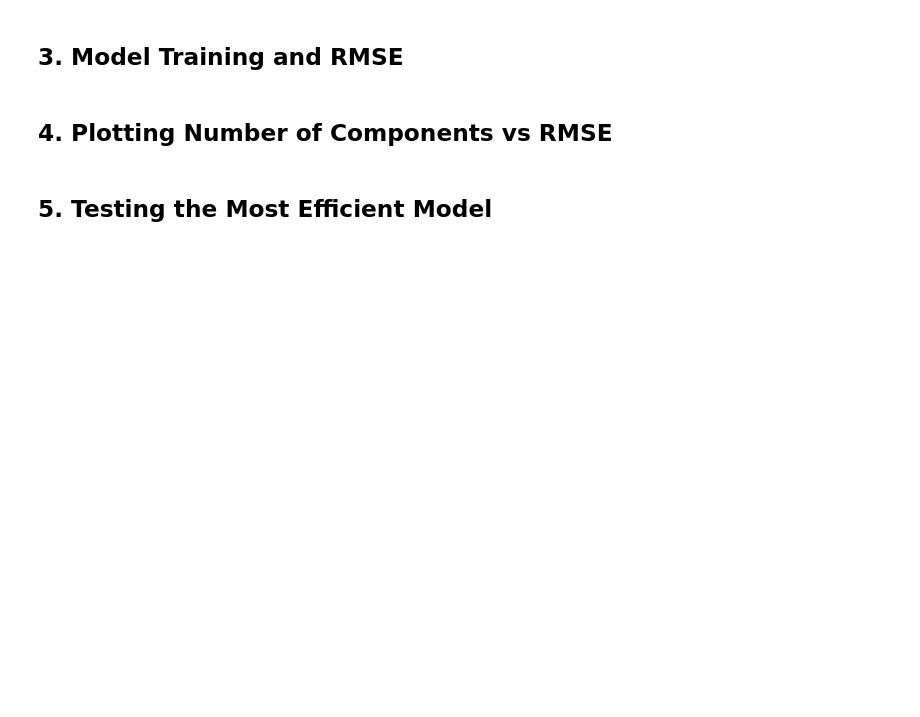
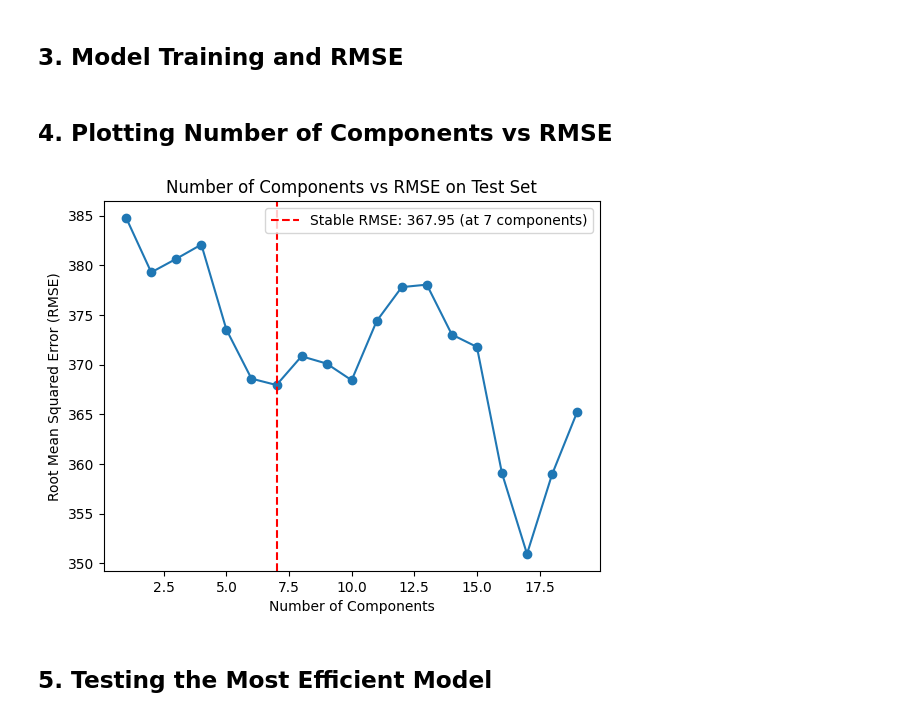
Before and after one commit to MSSRPRAD/Numpy-PCA, a Jupyter notebook: FODS_Assignment2B.ipynb, the cells around one changed output. Cells and saved outputs as stored; diff of their text form; code cells hidden in the pictures; blank space fills up the shorter version.

```diff
--- a/FODS_Assignment2B.ipynb
+++ b/FODS_Assignment2B.ipynb
@@ -179,18 +333,19 @@ for num_components in component_numbers:
 # %%
 # Plot the RMSE values for different numbers of components
 plt.plot(component_numbers, rmse_values, marker='o')
 plt.xlabel('Number of Components')
 plt.ylabel('Root Mean Squared Error (RMSE)')
-plt.title('Number of Components vs RMSE')
+plt.title('Number of Components vs RMSE on Test Set')
 
 # Identify the Stable RMSE and plot a line
 min_rmse_index = 6
 min_rmse = rmse_values[min_rmse_index]
 plt.axvline(x=min_rmse_index + 1, color='r', linestyle='--', label=f'Stable RMSE: {min_rmse:.2f} (at {min_rmse_index + 1} components)')
 
 plt.legend()
-plt.savefig('2B2.png')
 plt.show()
+# %% [output]
+[figure, added]
 # %% [markdown]
 ## 5. Testing the Most Efficient Model
 # %%
```
Also changed, not shown: parts of 21 cells of this notebook, 1 other file.
